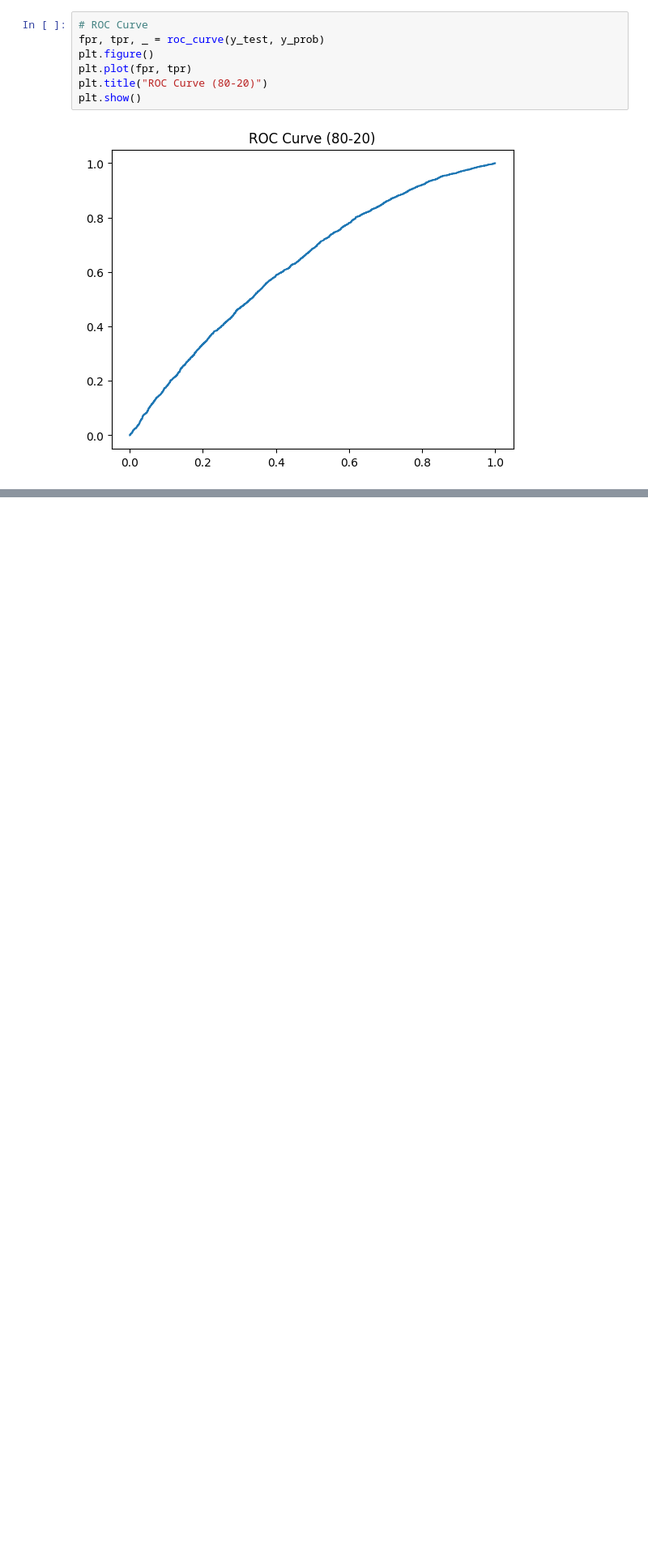
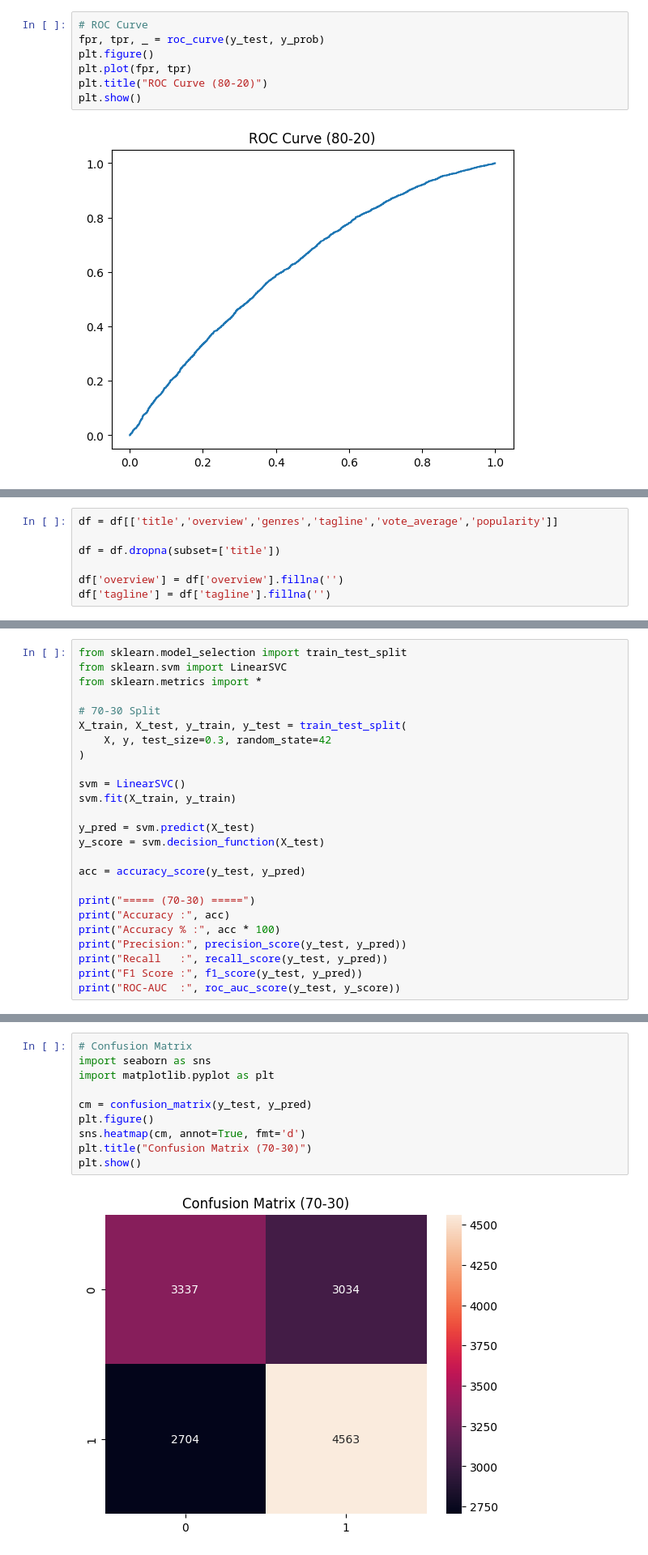
Before and after one commit to MehulShukla-git/Movie_Recommendation_System, a Jupyter notebook: DataPreprocessing.ipynb, the cells around one changed output, grey strips where cells are left out. Shown at 81% size. Drawn from its saved outputs; the diff is of its cells as text; blank space fills up the shorter version.

```diff
--- a/DataPreprocessing.ipynb
+++ b/DataPreprocessing.ipynb
@@ -1632,0 +1662,7 @@ plt.show()
+# %%
+df = df[['title','overview','genres','tagline','vote_average','popularity']]
+
+df = df.dropna(subset=['title'])
+
+df['overview'] = df['overview'].fillna('')
+df['tagline'] = df['tagline'].fillna('')
@@ -1632,0 +1718,25 @@ plt.show()
+# %%
+from sklearn.model_selection import train_test_split
+from sklearn.svm import LinearSVC
+from sklearn.metrics import *
+
+# 70-30 Split
+X_train, X_test, y_train, y_test = train_test_split(
+    X, y, test_size=0.3, random_state=42
+)
+
+svm = LinearSVC()
+svm.fit(X_train, y_train)
+
+y_pred = svm.predict(X_test)
+y_score = svm.decision_function(X_test)
+
+acc = accuracy_score(y_test, y_pred)
+
+print("===== (70-30) =====")
+print("Accuracy :", acc)
+print("Accuracy % :", acc * 100)
+print("Precision:", precision_score(y_test, y_pred))
+print("Recall   :", recall_score(y_test, y_pred))
+print("F1 Score :", f1_score(y_test, y_pred))
+print("ROC-AUC  :", roc_auc_score(y_test, y_score))
@@ -1632,0 +1751,12 @@ plt.show()
+# %%
+# Confusion Matrix
+import seaborn as sns
+import matplotlib.pyplot as plt
+
+cm = confusion_matrix(y_test, y_pred)
+plt.figure()
+sns.heatmap(cm, annot=True, fmt='d')
+plt.title("Confusion Matrix (70-30)")
+plt.show()
+# %% [output]
+[figure, added]
```
Also changed, not shown: parts of 12 cells of this notebook.
